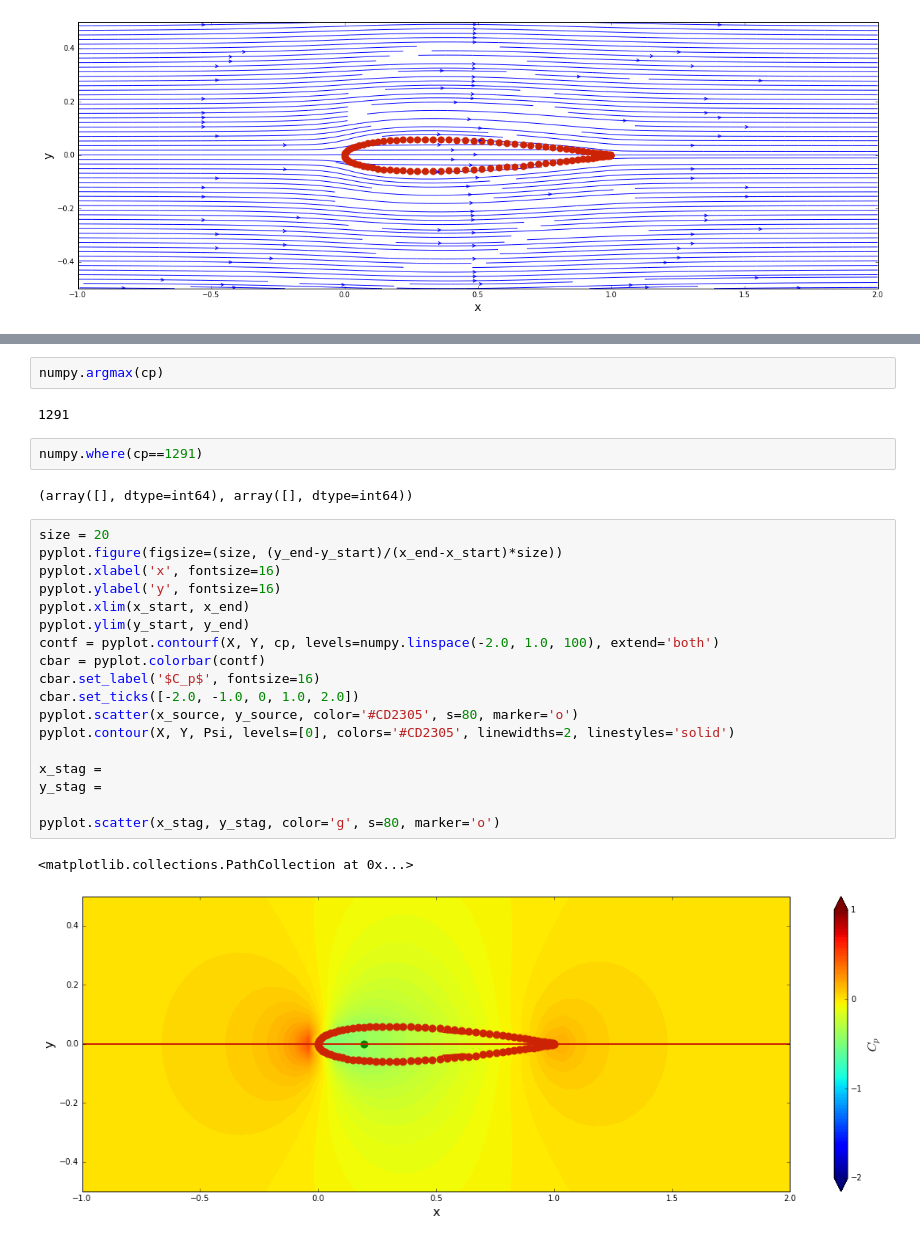
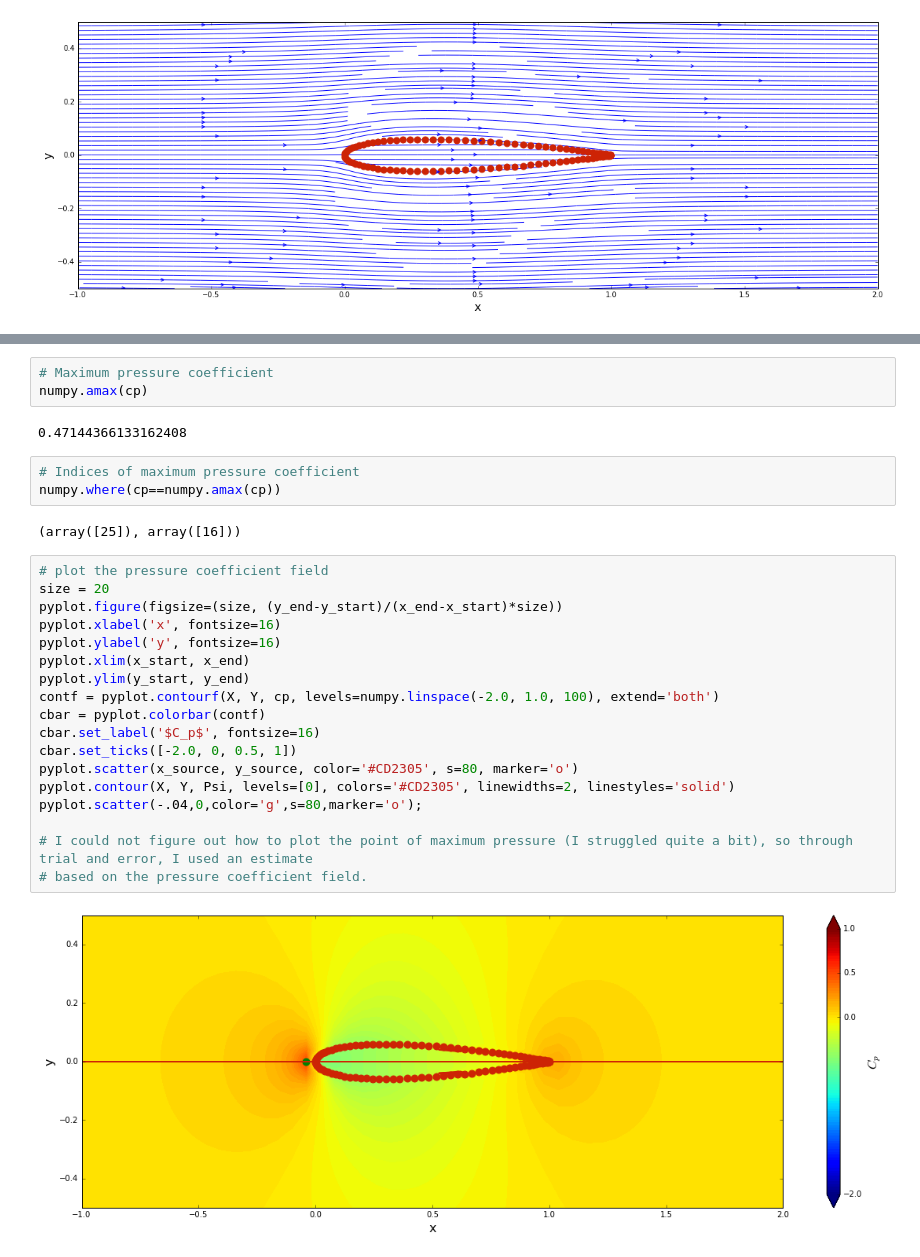
Before and after one commit to Pjgeno14/mae6226-workspace, a Jupyter notebook: Assignment-1.ipynb, the cells around one changed output, grey strips where cells are left out. Drawn from its saved outputs; the diff is of its cells as text.

```diff
--- a/Assignment-1.ipynb
+++ b/Assignment-1.ipynb
@@ -142,29 +141,30 @@ pyplot.contour(X, Y, Psi, levels=[0], colors='#CD2305', linewidths=2, linestyles
-# %%
-numpy.argmax(cp)
-# %% [output]
-1291
-# %%
-numpy.where(cp==1291)
-# %% [output]
-(array([], dtype=int64), array([], dtype=int64))
+# %%
+# Maximum pressure coefficient
+numpy.amax(cp)
+# %% [output]
+0.47144366133162408
+# %%
+# Indices of maximum pressure coefficient
+numpy.where(cp==numpy.amax(cp))
+# %% [output]
+(array([25]), array([16]))
 # %%
+# plot the pressure coefficient field
 size = 20
 pyplot.figure(figsize=(size, (y_end-y_start)/(x_end-x_start)*size))
 pyplot.xlabel('x', fontsize=16)
 pyplot.ylabel('y', fontsize=16)
 pyplot.xlim(x_start, x_end)
 pyplot.ylim(y_start, y_end)
 contf = pyplot.contourf(X, Y, cp, levels=numpy.linspace(-2.0, 1.0, 100), extend='both')
 cbar = pyplot.colorbar(contf)
 cbar.set_label('$C_p$', fontsize=16)
-cbar.set_ticks([-2.0, -1.0, 0, 1.0, 2.0])
+cbar.set_ticks([-2.0, 0, 0.5, 1])
 pyplot.scatter(x_source, y_source, color='#CD2305', s=80, marker='o')
 pyplot.contour(X, Y, Psi, levels=[0], colors='#CD2305', linewidths=2, linestyles='solid')
+pyplot.scatter(-.04,0,color='g',s=80,marker='o');
 
-x_stag =
-y_stag =
-
-pyplot.scatter(x_stag, y_stag, color='g', s=80, marker='o')
+# I could not figure out how to plot the point of maximum pressure (I struggled quite a bit), so through trial and error, I used an estimate
+# based on the pressure coefficient field.
 # %% [output]
-<matplotlib.collections.PathCollection at 0x...>
-[figure, old version]
+[figure, new version]
```
Also changed, not shown: parts of 4 cells of this notebook.
